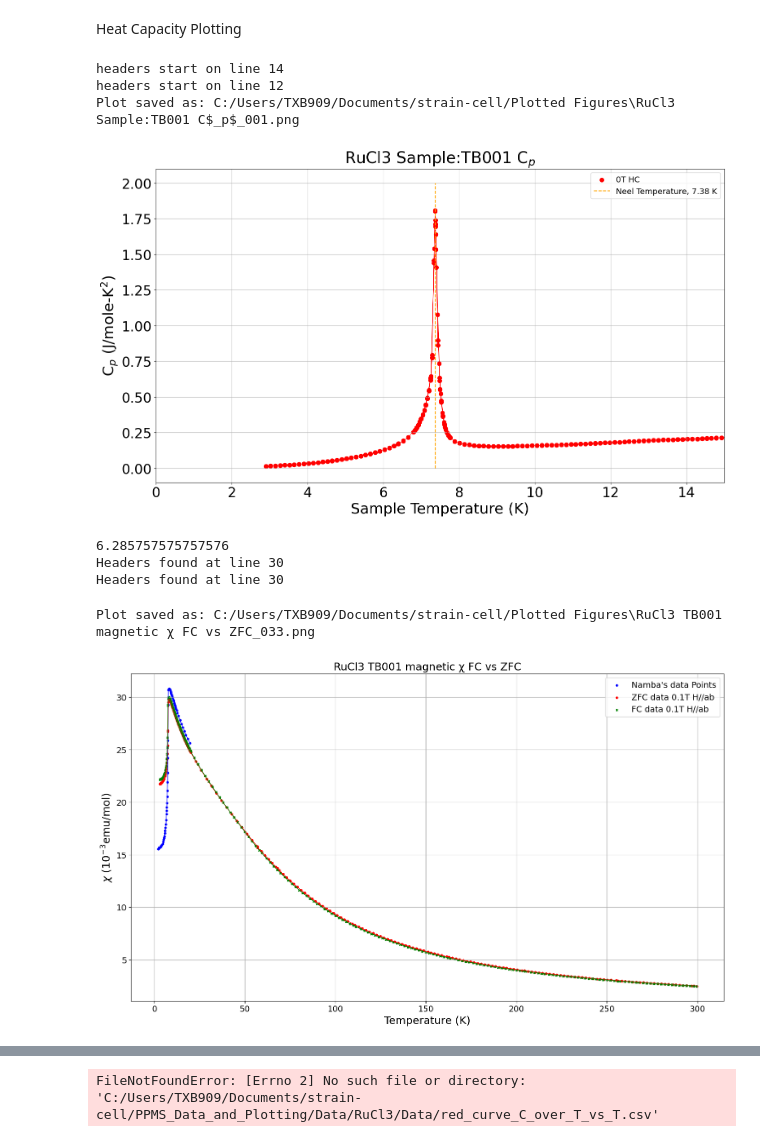
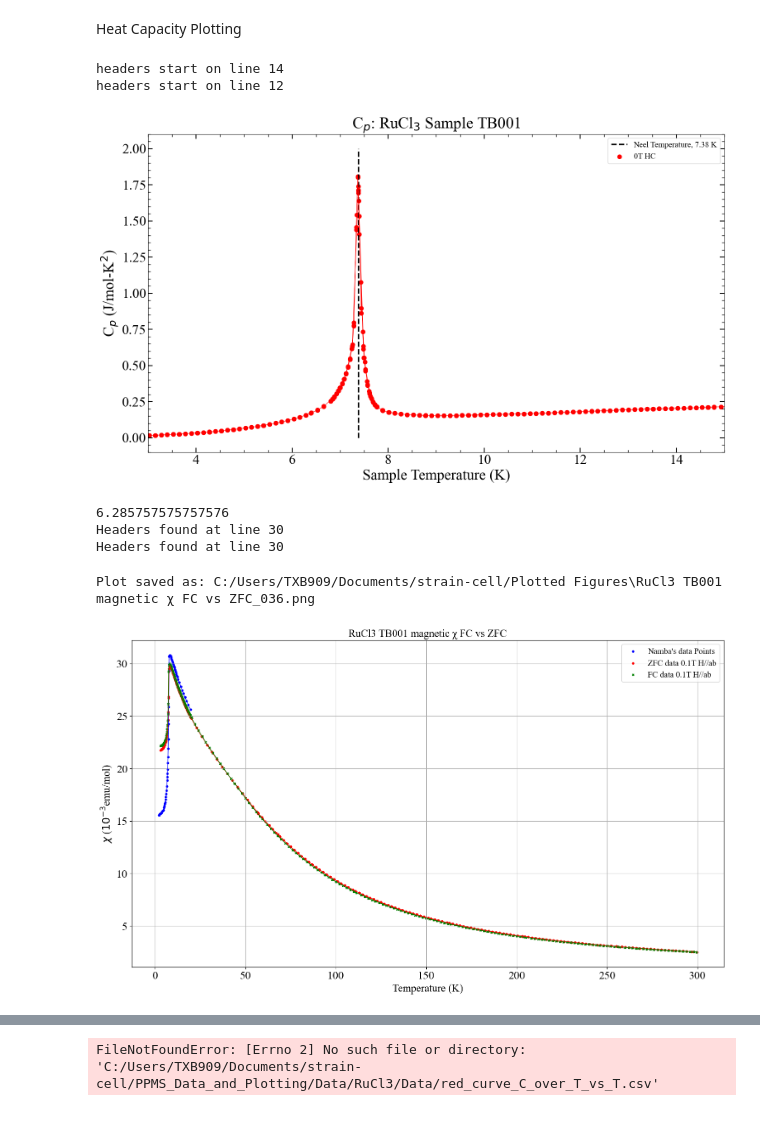
Before and after one commit to Brogan8813/strain-cell, a Jupyter notebook: PPMS_Data_and_Plotting/Plotting/PPMS Plotting.ipynb, the cells around one changed output, grey strips where cells are left out. Drawn from its saved outputs; the diff is of its cells as text; code cells hidden in the pictures.

Commit message:
added in the proper format for the heat cap figure for rucl3

```diff
--- a/PPMS_Data_and_Plotting/Plotting/PPMS Plotting.ipynb
+++ b/PPMS_Data_and_Plotting/Plotting/PPMS Plotting.ipynb
@@ -1036,8 +1036,12 @@ def HC_PPMS_data_loading(input_filepath):
 # %%
 'Samp HC (J/mole-K)'
 
+from matplotlib import cm
 import pandas as pd
 import os
+import matplotlib.cm as cm
+from matplotlib import pyplot as plt, font_manager as fm
+plt.rcParams['figure.figsize'] = [6,3]
 
 '''
 #Namba paperData
@@ -1084,6 +1088,15 @@ y3 = HC_0T_RuCl3_2.loc[:,'Samp HC (J/mole-K)']
 y3err=HC_0T_RuCl3_2['Samp HC Err (J/mole-K)']
 
 
+cmap = cm.get_cmap('jet', 7)
+
+a= 'C:\\Windows\\Fonts\\times.TTF'
+fprop = fm.FontProperties(fname=a)
+plt.rcParams['font.family'] = fprop.get_name()
+plt.rcParams['figure.figsize'] = [8,5]
+
+plt.rc('xtick', labelsize=19)
+plt.rc('ytick', labelsize=19)
 
 #get Specific heat capacity = C/T
 
@@ -1106,7 +1119,7 @@ plt.plot(x1, y1, c='b', linewidth=0.8)
 '''
 
 
-
+plt.vlines(7.38, 0, 2, color='black', linestyle='--', linewidth=2.5, label='Neel Temperature, 7.38 K')
 plt.scatter(x2, y2, marker='o', s=50,
                 #c='r',
                 facecolors='r', edgecolors= 'r', label = '0T HC')
@@ -1117,41 +1130,43 @@ plt.scatter(x2, y2, marker='o', s=50,
 #    markerfacecolor='blue')
 
 plt.plot(x2, y2, c='r', linewidth=0.8)
 
 '''
 plt.scatter(x3, y3, marker='o', s=50,
                 #c='r',
                 facecolors='g', edgecolors= 'g', label = '0T HC Taken later')
 plt.plot(x3, y3, c='g', linewidth=0.8)
 '''
 
 '''
 plt.axvline(
     x=7.35,
     color='orange',
     linestyle='--',
     linewidth=1.5,
     label='Neel Temperature, 7.35 K'
 )
 '''
-plt.xlim(0, 15)
-plt.vlines(7.38, 0, 2, color='orange', linestyle='--', linewidth=1.5, label='Neel Temperature, 7.38 K')
-Title='RuCl3 Sample:TB001 C$_p$'
+plt.xlim(3, 15)
+
+Title='C$_p$: RuCl$_3$ Sample TB001'
 plt.title(Title,fontsize=28)
 plt.xlabel('Sample Temperature (K)', fontsize=26)
-plt.ylabel('C$_p$ (J/mole-K$^2$)', fontsize=26)
+plt.ylabel('C$_p$ (J/mol-K$^2$)', fontsize=26)
 plt.xticks(fontsize=24)
 plt.yticks(fontsize=24)
-plt.grid('both')
+#plt.grid('both')
+plt.minorticks_on()
+plt.tick_params(which='major', direction='in', top=True, right=True, length=8, width=1.5)
+plt.tick_params(which='minor', direction='in', top=True, right=True, length=4, width=1.0)
 plt.legend()
-save_next_plot("C:/Users/TXB909/Documents/strain-cell/Plotted Figures", prefix=Title)
+#save_next_plot("C:/Users/TXB909/Documents/strain-cell/Plotted Figures", prefix=Title)
 #must save plot before plt.show() to ensure it saves the current figure
 plt.show()
 # %% [output]
 headers start on line 14
 headers start on line 12
-Plot saved as: C:/Users/TXB909/Documents/strain-cell/Plotted Figures\RuCl3 Sample:TB001 C$_p$_001.png
-[figure, old version]
+[figure, new version]
 # %%
 #SUSCEPTIBILITY OF RUCL3
 #plot_mom_vs_temp(df_temperature_range, sample, field, fc_or_zfc)
@@ -1276,8 +1291,8 @@ plt.close()   # optional: close the figure so the next one starts fresh
 6.285757575757576
 Headers found at line 30
 Headers found at line 30
-Plot saved as: C:/Users/TXB909/Documents/strain-cell/Plotted Figures\RuCl3 TB001 magnetic χ FC vs ZFC_033.png
+Plot saved as: C:/Users/TXB909/Documents/strain-cell/Plotted Figures\RuCl3 TB001 magnetic χ FC vs ZFC_036.png
-[figure, old version]
+[figure, new version]
 # %%
 #SUSCEPTIBILITY OF RUCL3
 #plot_mom_vs_temp(df_temperature_range, sample, field, fc_or_zfc)
```
Also changed, not shown: parts of 4 cells of this notebook, 5 other files.
